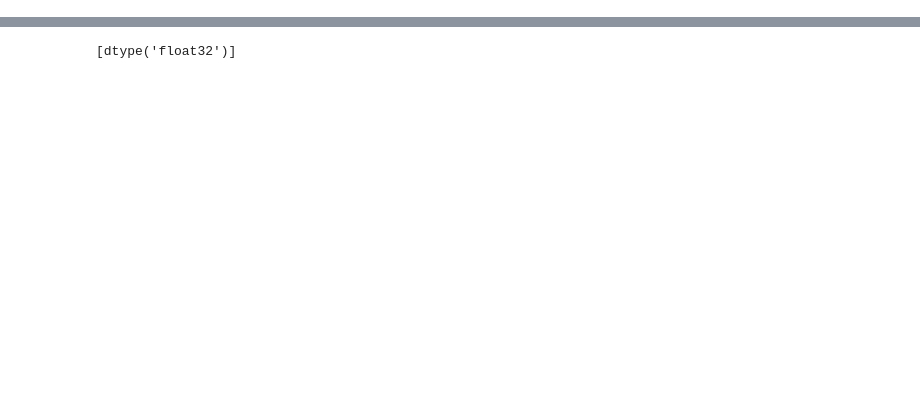
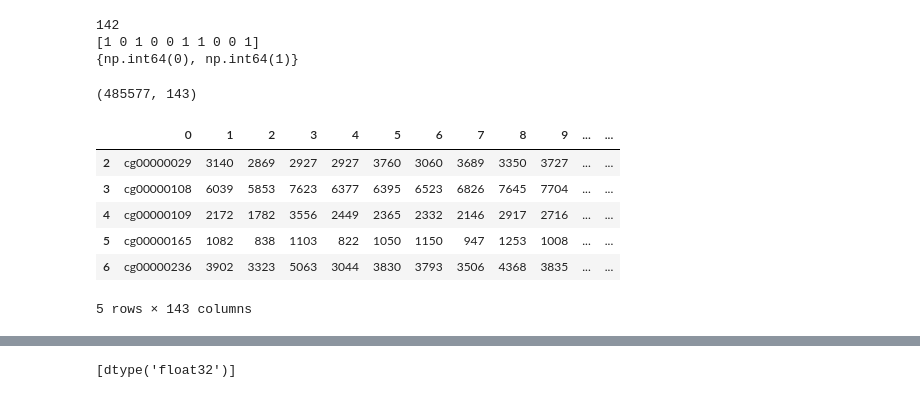
Before and after one commit to Shibangini/alzheimers-detection-ml, a Jupyter notebook: notebooks/preprocessing.ipynb, the cells around one changed output, grey strips where cells are left out. Cells and saved outputs as stored; diff of their text form; code cells hidden in the pictures; blank space fills up the shorter version.

```diff
--- a/notebooks/preprocessing.ipynb
+++ b/notebooks/preprocessing.ipynb
@@ -68,0 +22,4 @@ ge1_data = pd.DataFrame(ge1_data.values.T, columns=ge1_data.index)
+# %%
+ge3 = ge3.iloc[:, :-1]
+
+# remove last invalid column
@@ -68,0 +41,24 @@ ge1_data = pd.DataFrame(ge1_data.values.T, columns=ge1_data.index)
+# %%
+print(len(ge3_labels))
+print(ge3_labels[:10])
+print(set(ge3_labels))
+# %% [output]
+142
+[1 0 1 0 0 1 1 0 0 1]
+{np.int64(0), np.int64(1)}
+# %%
+ge3_data = ge3.iloc[2:].copy()
+
+# remove label row and sample ID row
+# %%
+print(ge3_data.shape)
+ge3_data.head()
+# %% [output]
+(485577, 143)
+|  | 0 | 1 | 2 | 3 | 4 | 5 | 6 | 7 | 8 | 9 | ... | ... |
+| 2 | cg00000029 | 3140 | 2869 | 2927 | 2927 | 3760 | 3060 | 3689 | 3350 | 3727 | ... | ... |
+| 3 | cg00000108 | 6039 | 5853 | 7623 | 6377 | 6395 | 6523 | 6826 | 7645 | 7704 | ... | ... |
+| 4 | cg00000109 | 2172 | 1782 | 3556 | 2449 | 2365 | 2332 | 2146 | 2917 | 2716 | ... | ... |
+| 5 | cg00000165 | 1082 | 838 | 1103 | 822 | 1050 | 1150 | 947 | 1253 | 1008 | ... | ... |
+| 6 | cg00000236 | 3902 | 3323 | 5063 | 3044 | 3830 | 3793 | 3506 | 4368 | 3835 | ... | ... |
+5 rows × 143 columns
```
Also changed, not shown: parts of 135 cells of this notebook, 1 other file.
